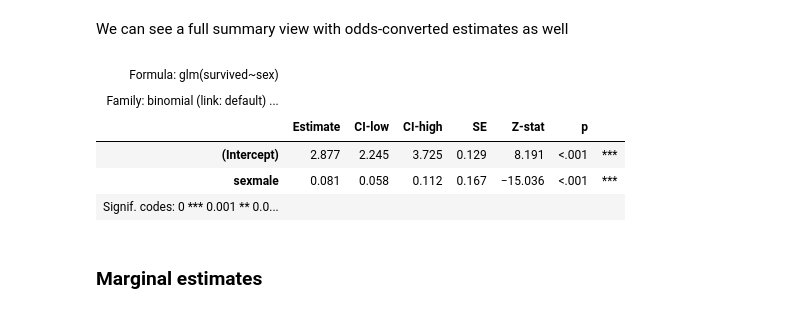
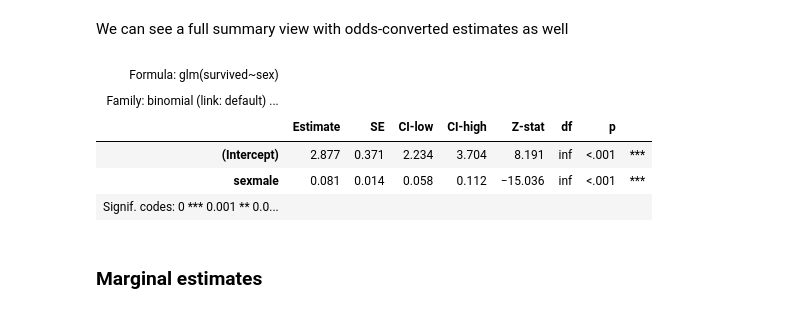
Before and after one commit to ejolly/pymer4, a Jupyter notebook: docs/tutorials/04_glmms.ipynb, the cells around one changed output. Drawn from its saved outputs; the diff is of its cells as text; code cells hidden in the pictures.

```diff
--- a/docs/tutorials/04_glmms.ipynb
+++ b/docs/tutorials/04_glmms.ipynb
@@ -105,0 +90,3 @@ shape: (2, 7)
+# %%
+log_regress.fit(exponentiate=True)
+log_regress.params
@@ -108,14 +101,14 @@ This shows that Males have .08 odds relative to females of surviving
 # %% [markdown]
 We can see a full summary view with odds-converted estimates as well
 # %%
-log_regress.summary(show_odds=True)
+log_regress.summary()
 # %% [output]
-| Formula: glm(survived~sex) |  |  |  |  |  |  |  |
-| Family: binomial (link: default) ... |  |  |  |  |  |  |  |
-|  | Estimate | CI-low | CI-high | SE | Z-stat | p |  |
-| (Intercept) | 2.877 | 2.245 | 3.725 | 0.129 | 8.191 | <.001 | *** |
-| sexmale | 0.081 | 0.058 | 0.112 | 0.167 | −15.036 | <.001 | *** |
-| Signif. codes: 0 *** 0.001 ** 0.0... |  |  |  |  |  |  |  |
+| Formula: glm(survived~sex) |  |  |  |  |  |  |  |  |
+| Family: binomial (link: default) ... |  |  |  |  |  |  |  |  |
+|  | Estimate | SE | CI-low | CI-high | Z-stat | df | p |  |
+| (Intercept) | 2.877 | 0.371 | 2.234 | 3.704 | 8.191 | inf | <.001 | *** |
+| sexmale | 0.081 | 0.014 | 0.058 | 0.112 | −15.036 | inf | <.001 | *** |
+| Signif. codes: 0 *** 0.001 ** 0.0... |  |  |  |  |  |  |  |  |
 # %% [markdown]
 ### Marginal estimates
 # %% [markdown]
```
Also changed, not shown: parts of 12 cells of this notebook, 22 other files.
